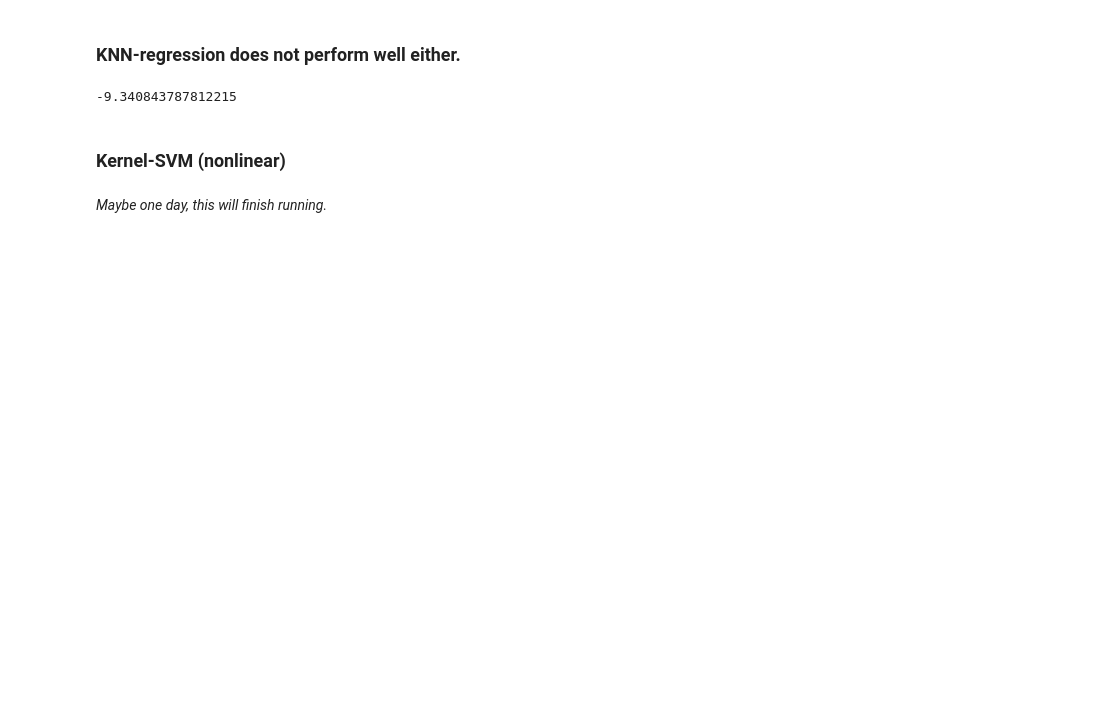
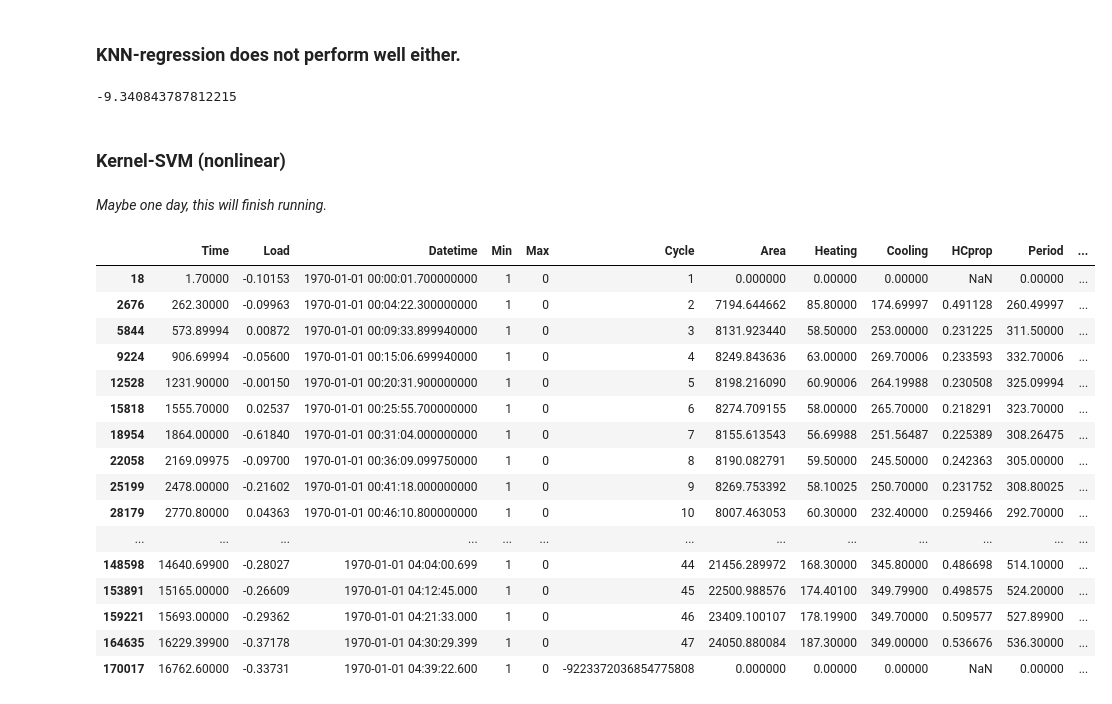
Before and after one commit to Columbia-Creative-Machines-Lab/muscle-prediction, a Jupyter notebook: parametric-analysis.ipynb, the cells around one changed output. Drawn from its saved outputs; the diff is of its cells as text; code cells hidden in the pictures; blank space fills up the shorter version.

```diff
--- a/parametric-analysis.ipynb
+++ b/parametric-analysis.ipynb
@@ -290,3 +324,23 @@ y_poly
 fig, axes = plt.subplots()
 sns.regplot(X['Cycle'], y_poly, ax=axes, scatter_kws={'alpha':0.3})
 sns.regplot(X['Cycle'], toydf['Area'], ax=axes, scatter_kws={'alpha':0.3})
+# %%
+df[df.Min==1]
+# %% [output]
+|  | Time | Load | Datetime | Min | Max | Cycle | Area | Heating | Cooling | HCprop | Period | ... |
+| 18 | 1.70000 | -0.10153 | 1970-01-01 00:00:01.700000000 | 1 | 0 | 1 | 0.000000 | 0.00000 | 0.00000 | NaN | 0.00000 | ... |
+| 2676 | 262.30000 | -0.09963 | 1970-01-01 00:04:22.300000000 | 1 | 0 | 2 | 7194.644662 | 85.80000 | 174.69997 | 0.491128 | 260.49997 | ... |
+| 5844 | 573.89994 | 0.00872 | 1970-01-01 00:09:33.899940000 | 1 | 0 | 3 | 8131.923440 | 58.50000 | 253.00000 | 0.231225 | 311.50000 | ... |
+| 9224 | 906.69994 | -0.05600 | 1970-01-01 00:15:06.699940000 | 1 | 0 | 4 | 8249.843636 | 63.00000 | 269.70006 | 0.233593 | 332.70006 | ... |
+| 12528 | 1231.90000 | -0.00150 | 1970-01-01 00:20:31.900000000 | 1 | 0 | 5 | 8198.216090 | 60.90006 | 264.19988 | 0.230508 | 325.09994 | ... |
+| 15818 | 1555.70000 | 0.02537 | 1970-01-01 00:25:55.700000000 | 1 | 0 | 6 | 8274.709155 | 58.00000 | 265.70000 | 0.218291 | 323.70000 | ... |
+| 18954 | 1864.00000 | -0.61840 | 1970-01-01 00:31:04.000000000 | 1 | 0 | 7 | 8155.613543 | 56.69988 | 251.56487 | 0.225389 | 308.26475 | ... |
+| 22058 | 2169.09975 | -0.09700 | 1970-01-01 00:36:09.099750000 | 1 | 0 | 8 | 8190.082791 | 59.50000 | 245.50000 | 0.242363 | 305.00000 | ... |
+| 25199 | 2478.00000 | -0.21602 | 1970-01-01 00:41:18.000000000 | 1 | 0 | 9 | 8269.753392 | 58.10025 | 250.70000 | 0.231752 | 308.80025 | ... |
+| 28179 | 2770.80000 | 0.04363 | 1970-01-01 00:46:10.800000000 | 1 | 0 | 10 | 8007.463053 | 60.30000 | 232.40000 | 0.259466 | 292.70000 | ... |
+| ... | ... | ... | ... | ... | ... | ... | ... | ... | ... | ... | ... | ... |
+| 148598 | 14640.69900 | -0.28027 | 1970-01-01 04:04:00.699 | 1 | 0 | 44 | 21456.289972 | 168.30000 | 345.80000 | 0.486698 | 514.10000 | ... |
+| 153891 | 15165.00000 | -0.26609 | 1970-01-01 04:12:45.000 | 1 | 0 | 45 | 22500.988576 | 174.40100 | 349.79900 | 0.498575 | 524.20000 | ... |
+| 159221 | 15693.00000 | -0.29362 | 1970-01-01 04:21:33.000 | 1 | 0 | 46 | 23409.100107 | 178.19900 | 349.70000 | 0.509577 | 527.89900 | ... |
+| 164635 | 16229.39900 | -0.37178 | 1970-01-01 04:30:29.399 | 1 | 0 | 47 | 24050.880084 | 187.30000 | 349.00000 | 0.536676 | 536.30000 | ... |
+| 170017 | 16762.60000 | -0.33731 | 1970-01-01 04:39:22.600 | 1 | 0 | -9223372036854775808 | 0.000000 | 0.00000 | 0.00000 | NaN | 0.00000 | ... |
```
Also changed, not shown: parts of 26 cells of this notebook, 1 other file.
